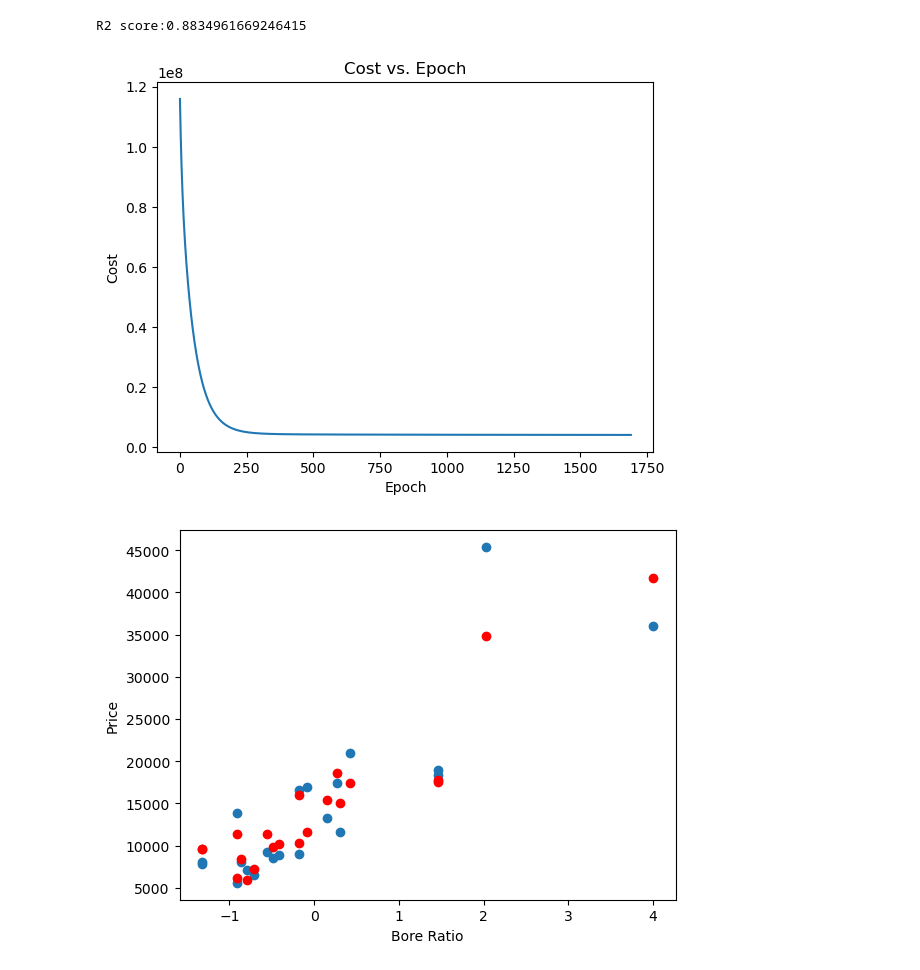
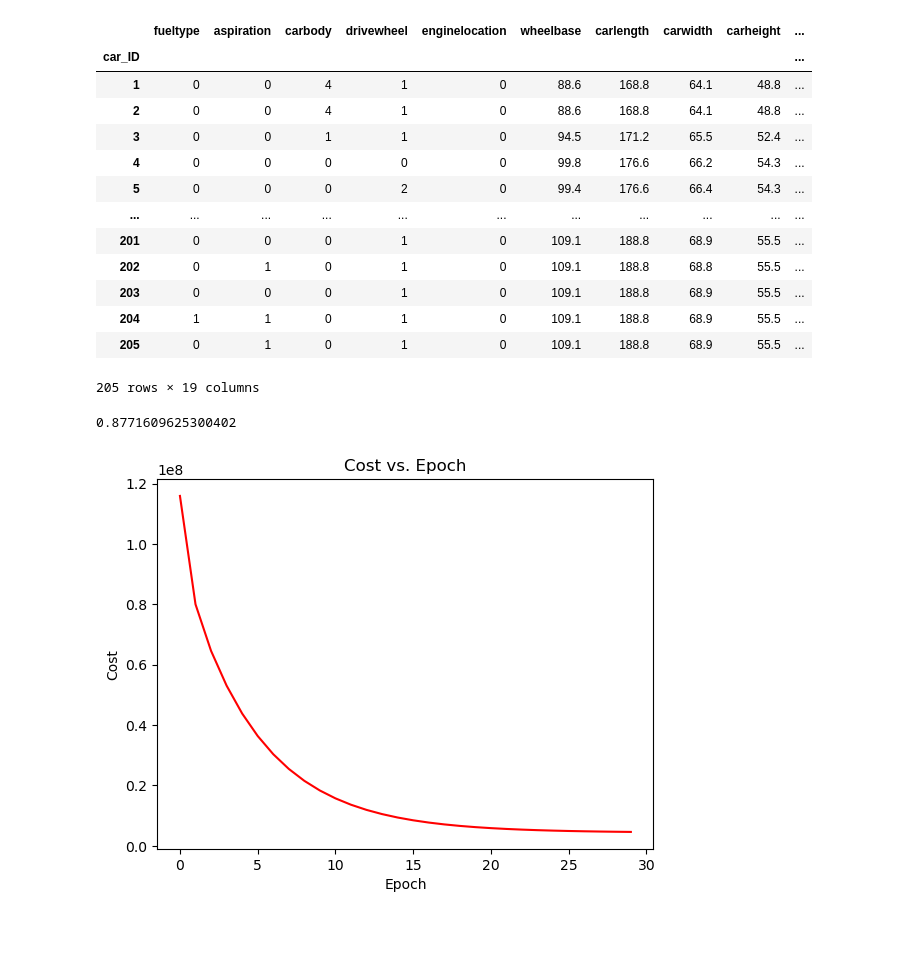
Before and after one commit to aravindshenoy13/car-price-regression, a Jupyter notebook: main.ipynb, the cells around one changed output. Cells and saved outputs as stored; diff of their text form; code cells hidden in the pictures; blank space fills up the shorter version.

Commit message:
made the model work with classes

```diff
--- a/main.ipynb
+++ b/main.ipynb
@@ -49,6 +113,22 @@ plt.show()
 # %%
 #Dropping all the columns that are in the range (-0.1,0.1)
 db=db.drop(['symboling', 'doornumber', 'stroke', 'compressionratio', 'peakrpm'],axis=1)
+db
+# %% [output]
+|  | fueltype | aspiration | carbody | drivewheel | enginelocation | wheelbase | carlength | carwidth | carheight | ... |
+| car_ID |  |  |  |  |  |  |  |  |  | ... |
+| 1 | 0 | 0 | 4 | 1 | 0 | 88.6 | 168.8 | 64.1 | 48.8 | ... |
+| 2 | 0 | 0 | 4 | 1 | 0 | 88.6 | 168.8 | 64.1 | 48.8 | ... |
+| 3 | 0 | 0 | 1 | 1 | 0 | 94.5 | 171.2 | 65.5 | 52.4 | ... |
+| 4 | 0 | 0 | 0 | 0 | 0 | 99.8 | 176.6 | 66.2 | 54.3 | ... |
+| 5 | 0 | 0 | 0 | 2 | 0 | 99.4 | 176.6 | 66.4 | 54.3 | ... |
+| ... | ... | ... | ... | ... | ... | ... | ... | ... | ... | ... |
+| 201 | 0 | 0 | 0 | 1 | 0 | 109.1 | 188.8 | 68.9 | 55.5 | ... |
+| 202 | 0 | 1 | 0 | 1 | 0 | 109.1 | 188.8 | 68.8 | 55.5 | ... |
+| 203 | 0 | 0 | 0 | 1 | 0 | 109.1 | 188.8 | 68.9 | 55.5 | ... |
+| 204 | 1 | 1 | 0 | 1 | 0 | 109.1 | 188.8 | 68.9 | 55.5 | ... |
+| 205 | 0 | 1 | 0 | 1 | 0 | 109.1 | 188.8 | 68.9 | 55.5 | ... |
+205 rows × 19 columns
 # %%
 #Creating independent and dependent vectors
 X=db.drop("price", axis=1)
@@ -102,28 +147,11 @@ def score(y, preds):
 # %%
 #Setting the init values and plotting Cost vs Epoch and 1 example feature (bore-ratio) vs predicted value graph
-lr=0.01
-thresh=50
-n,col = X_train.shape
-W = np.zeros(col)
-b= 0
-
-W,b,cost_hist=grad(X_train,y_train,W,b,n,lr,thresh)
-res=predict(X_test,W,b)
-print(f"R2 score:{score(y_test,res)}")
-
-plt.plot(range(len(cost_hist)),cost_hist)
-plt.title('Cost vs. Epoch')
-plt.xlabel('Epoch')
-plt.ylabel('Cost')
-plt.show()
-
-X_test=pd.DataFrame(X_test)
-plt.scatter(X_test[15], y_test)
-plt.scatter(X_test[15], res, color='red')
-plt.xlabel("Bore Ratio")
-plt.ylabel("Price")
-plt.show()
+lr=0.1
+toler=0.01
+itr=30
+model= LinReg(lr,toler,itr)
+model.fit(X_train,y_train)
+model.score(X_test,y_test)
 # %% [output]
-R2 score:0.8834961669246415
+0.8771609625300402
-[figure, old version]
+[figure, new version]
-[figure, removed]
```
Also changed, not shown: parts of 6 cells of this notebook.
